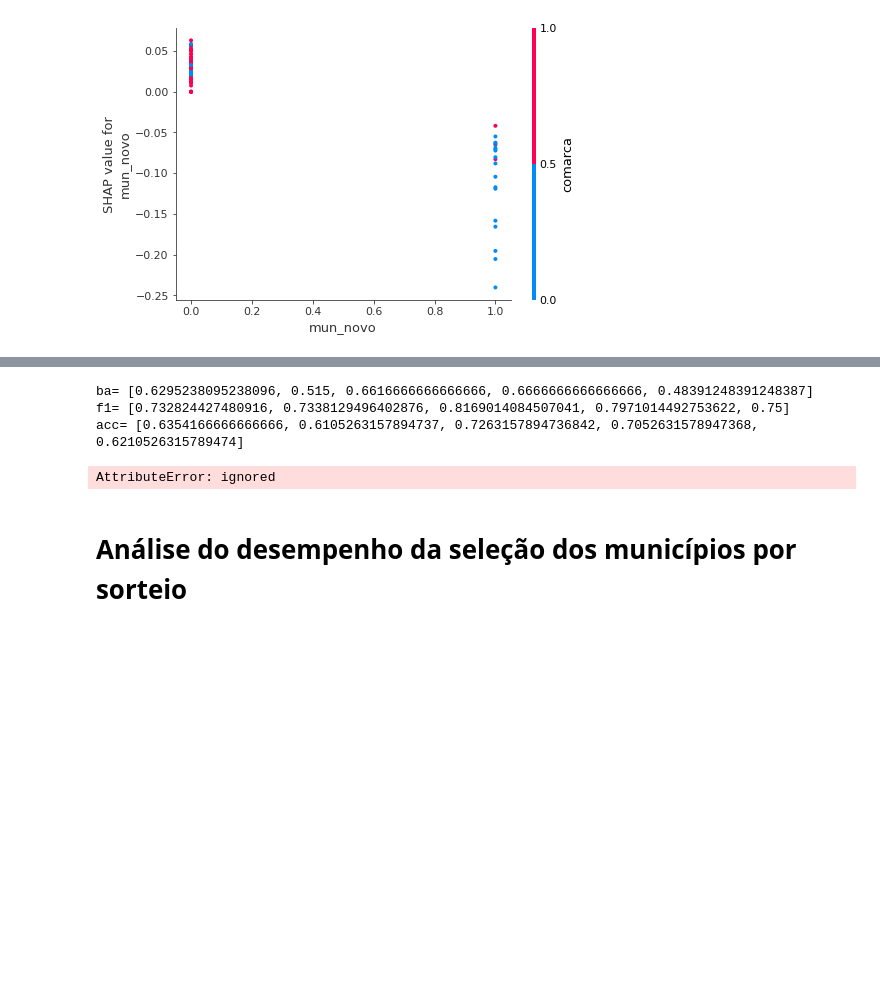
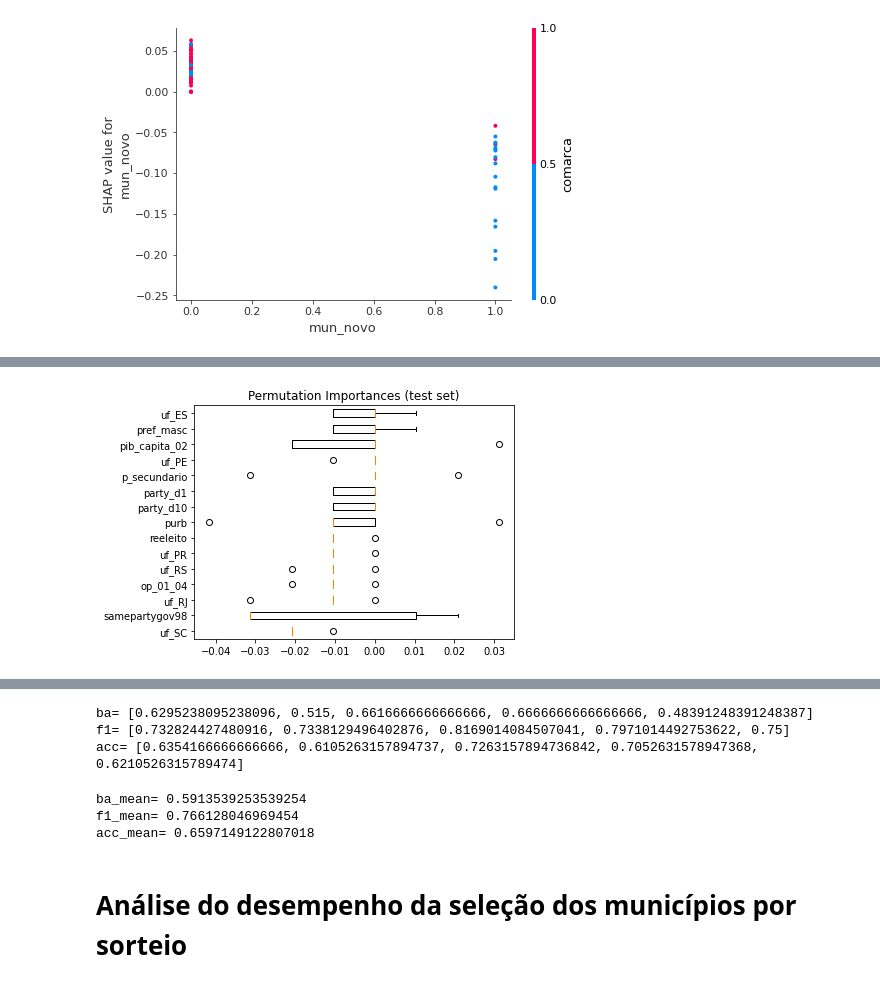
Before and after one commit to paulorobertolds/Bootcamp_corruption, a Jupyter notebook: Copy_of_Cópia_de_Análise_do_projeto_com_Voting_Gridsearch_Baysean_Over_sampling.ipynb, the cells around one changed output, grey strips where cells are left out. Saved outputs shown, nothing was run; the diff lists cells and outputs as text; code cells hidden in the pictures; blank space fills up the shorter version.

```diff
--- a/Copy_of_Cópia_de_Análise_do_projeto_com_Voting_Gridsearch_Baysean_Over_sampling.ipynb
+++ b/Copy_of_Cópia_de_Análise_do_projeto_com_Voting_Gridsearch_Baysean_Over_sampling.ipynb
@@ -691,0 +718,18 @@ shap.summary_plot(shap_values, X_test)
+# %%
+%%time
+# Calcula a importância das variáveis
+# Import a biblioteca (permutation_importance)
+from sklearn.inspection import permutation_importance
+# Calcular os resultados (permutation_importance) da queda no desempenho do modelo
+#          ao embaralhar cada uma das variáveis.
+result = permutation_importance(vot, X_test, y_test, n_repeats=5, random_state=42, n_jobs=-1)
+# Ordenar os resultados
+sorted_idx = result.importances_mean.argsort()[0:15]
+# Gráfico boxplot pra mostrar a importância das variáveis
+fig, ax = plt.subplots()
+ax.boxplot(result.importances[sorted_idx][0:15].T, vert=False, labels=X_test.columns[sorted_idx][0:15])
+ax.set_title("Permutation Importances (test set)")
+fig.tight_layout()
+plt.show()
+# %% [output]
+[figure, added]
@@ -720,11 +766,13 @@ ba= [0.6295238095238096, 0.515, 0.6616666666666666, 0.6666666666666666, 0.483912
 f1= [0.732824427480916, 0.7338129496402876, 0.8169014084507041, 0.7971014492753622, 0.75]
 acc= [0.6354166666666666, 0.6105263157894737, 0.7263157894736842, 0.7052631578947368, 0.6210526315789474]
 # %%
-print('ba_mean=',ba.mean)
-print('f1_mean=',f1.mean)
-print('acc_mean',acc.mean)
+print('ba_mean=',np.array(ba).mean())
+print('f1_mean=',np.array(f1).mean())
+print('acc_mean=',np.array(acc).mean())
 # %% [output]
-AttributeError: ignored
+ba_mean= 0.5913539253539254
+f1_mean= 0.766128046969454
+acc_mean= 0.6597149122807018
 # %% [markdown]
 # Análise do desempenho da seleção dos municípios por sorteio
 # %%
```
Also changed, not shown: parts of 8 cells of this notebook.
